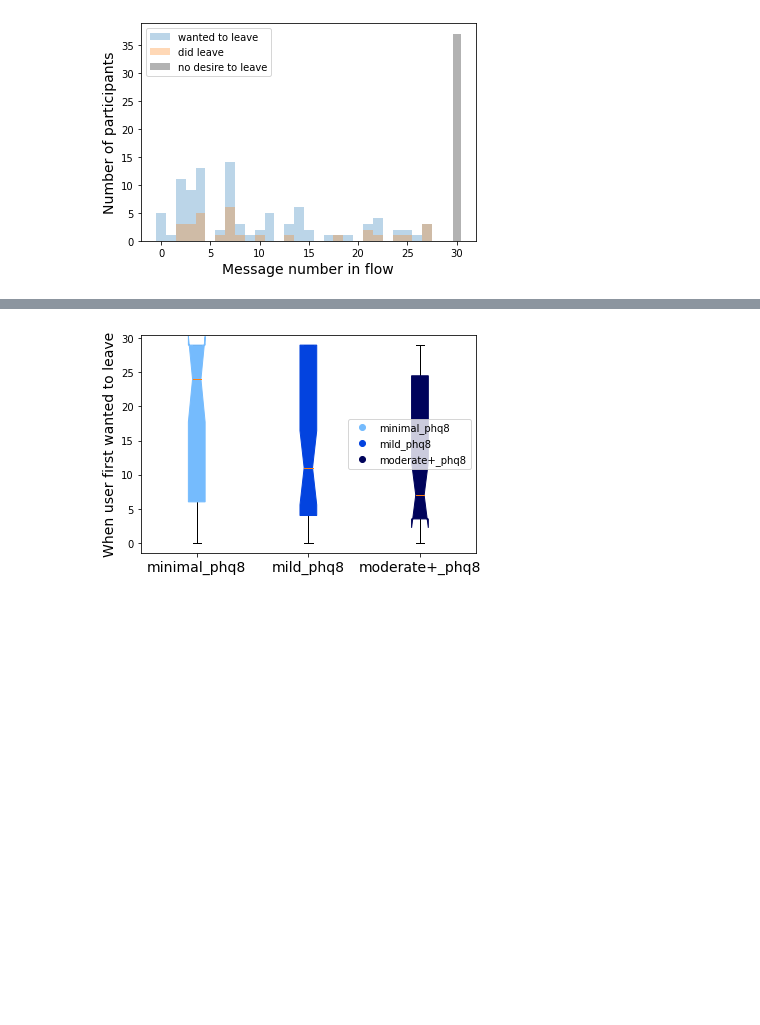
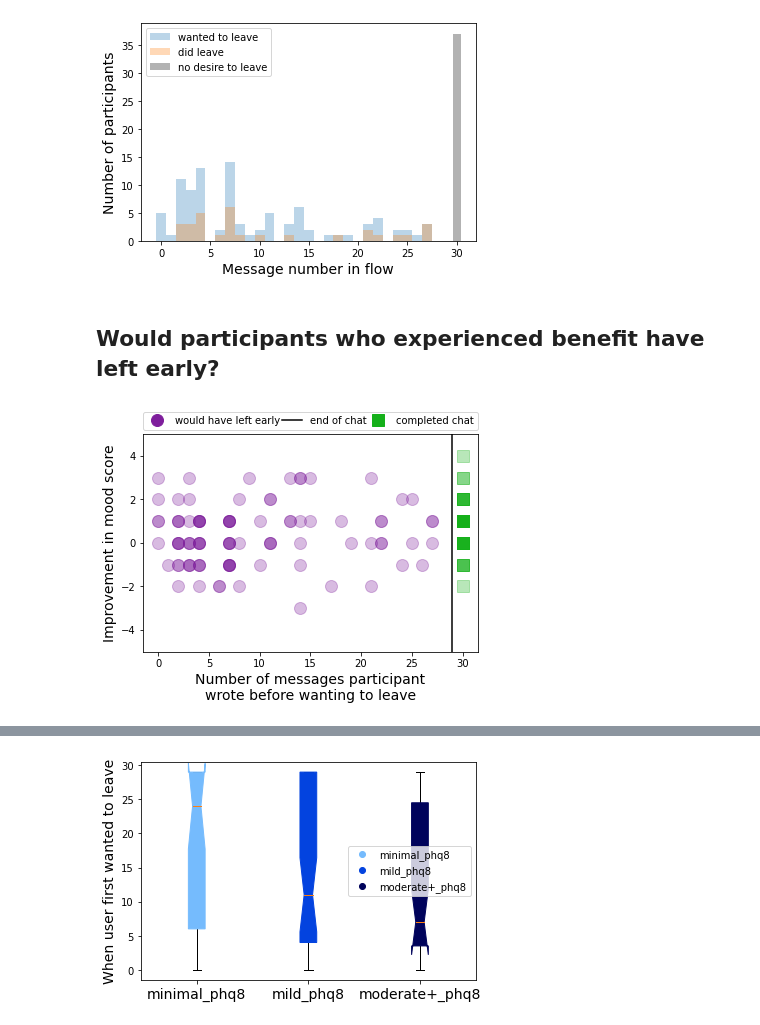
Before and after one commit to odemasi/therapybot_limitations, a Jupyter notebook: Therapybot_plots_v1.ipynb, the cells around one changed output, grey strips where cells are left out. Drawn from its saved outputs; the diff is of its cells as text; code cells hidden in the pictures; blank space fills up the shorter version.

```diff
--- a/Therapybot_plots_v1.ipynb
+++ b/Therapybot_plots_v1.ipynb
@@ -759,3 +825,24 @@ plt.legend()
 plt.show()
 # %% [output]
 [figure]
+# %% [markdown]
+## Would participants who experienced benefit have left early?
+# %%
+ind = participant_df['left_after'] < FLOW_LEN
+
+plt.plot(participant_df[ind]['left_after'], participant_df[ind]['mood_change'], 'o', color='xkcd:purple', markersize=12,alpha=.3)
+
+plt.plot(30*np.ones(sum(~ind)), participant_df[~ind]['mood_change'], 's', color='xkcd:green', markersize=12, alpha=.3)
+plt.plot([FLOW_LEN, FLOW_LEN], [-5, 5], '-k')
+
+plt.plot(np.NaN, 'o', color='xkcd:purple', markersize=12, label='would have left early')
+plt.plot(np.NaN, '-k', markersize=12, label='end of chat')
+plt.plot(np.NaN, 's', color='xkcd:green', markersize=12, label='completed chat')
+
+plt.ylabel('Improvement in mood score', fontsize=14)
+plt.xlabel('Number of messages participant\nwrote before wanting to leave', fontsize=14)
+plt.legend(bbox_to_anchor=(0,1.02,1,0.2), mode="expand", borderaxespad=0, loc='lower left', ncol=3)
+plt.ylim([-5, 5])
+plt.show()
+# %% [output]
+[figure, added]
```
Also changed, not shown: parts of 39 cells of this notebook.
